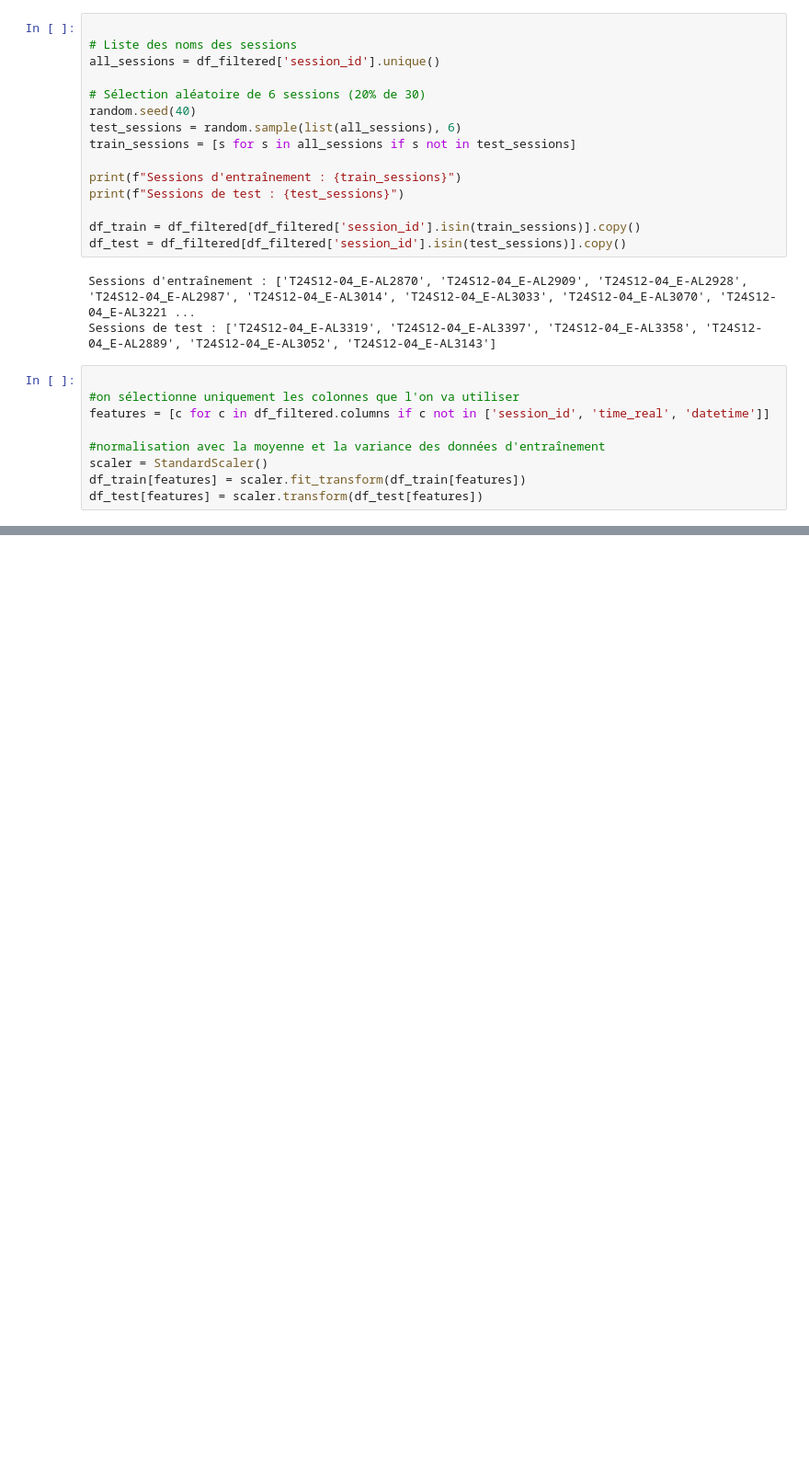
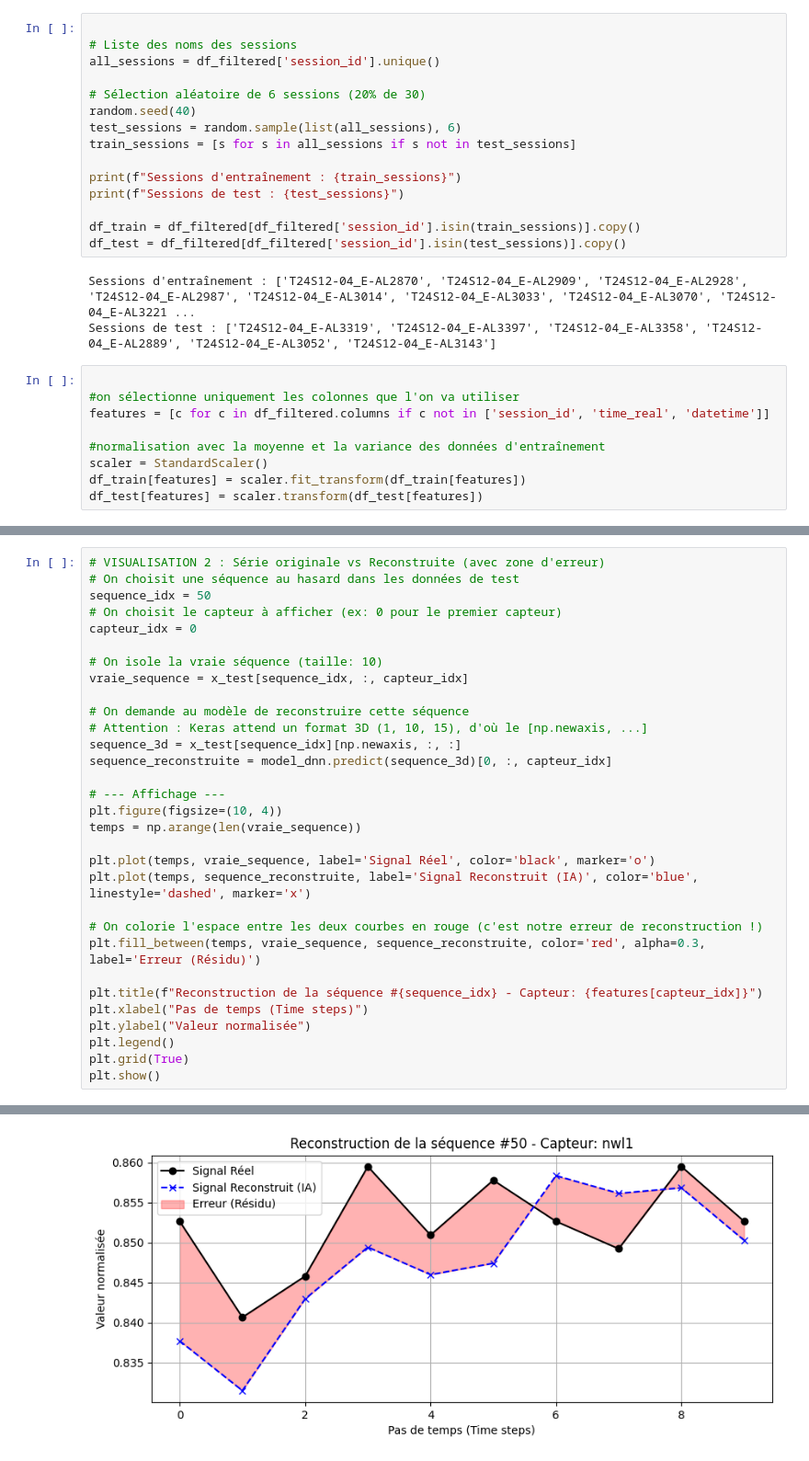
Before and after one commit to lukasfauli/Projet-recheche-INSA-anomaly-detection-librairy, a Jupyter notebook: studies_stats/work01-data_exploration/anl02p2-autoencoder_GRU_AE.ipynb, the cells around one changed output, grey strips where cells are left out. Shown at 92% size. Drawn from its saved outputs; the diff is of its cells as text; blank space fills up the shorter version.

```diff
--- a/studies_stats/work01-data_exploration/anl02p2-autoencoder_GRU_AE.ipynb
+++ b/studies_stats/work01-data_exploration/anl02p2-autoencoder_GRU_AE.ipynb
@@ -280,0 +282,32 @@ Seuils calculés pour chaque capteur (Beta = 3) :
+# %%
+# VISUALISATION 2 : Série originale vs Reconstruite (avec zone d'erreur)
+# On choisit une séquence au hasard dans les données de test
+sequence_idx = 50
+# On choisit le capteur à afficher (ex: 0 pour le premier capteur)
+capteur_idx = 0
+
+# On isole la vraie séquence (taille: 10)
+vraie_sequence = x_test[sequence_idx, :, capteur_idx]
+
+# On demande au modèle de reconstruire cette séquence
+# Attention : Keras attend un format 3D (1, 10, 15), d'où le [np.newaxis, ...]
+sequence_3d = x_test[sequence_idx][np.newaxis, :, :]
+sequence_reconstruite = model_dnn.predict(sequence_3d)[0, :, capteur_idx]
+
+# --- Affichage ---
+plt.figure(figsize=(10, 4))
+temps = np.arange(len(vraie_sequence))
+
+plt.plot(temps, vraie_sequence, label='Signal Réel', color='black', marker='o')
+plt.plot(temps, sequence_reconstruite, label='Signal Reconstruit (IA)', color='blue', linestyle='dashed', marker='x')
+
+# On colorie l'espace entre les deux courbes en rouge (c'est notre erreur de reconstruction !)
+plt.fill_between(temps, vraie_sequence, sequence_reconstruite, color='red', alpha=0.3, label='Erreur (Résidu)')
+
+plt.title(f"Reconstruction de la séquence #{sequence_idx} - Capteur: {features[capteur_idx]}")
+plt.xlabel("Pas de temps (Time steps)")
+plt.ylabel("Valeur normalisée")
+plt.legend()
+plt.grid(True)
+plt.show()
+# %% [output]
@@ -280,0 +315 @@ Seuils calculés pour chaque capteur (Beta = 3) :
+[figure, added]
```
Also changed, not shown: parts of 15 cells of this notebook, 3 other files.
